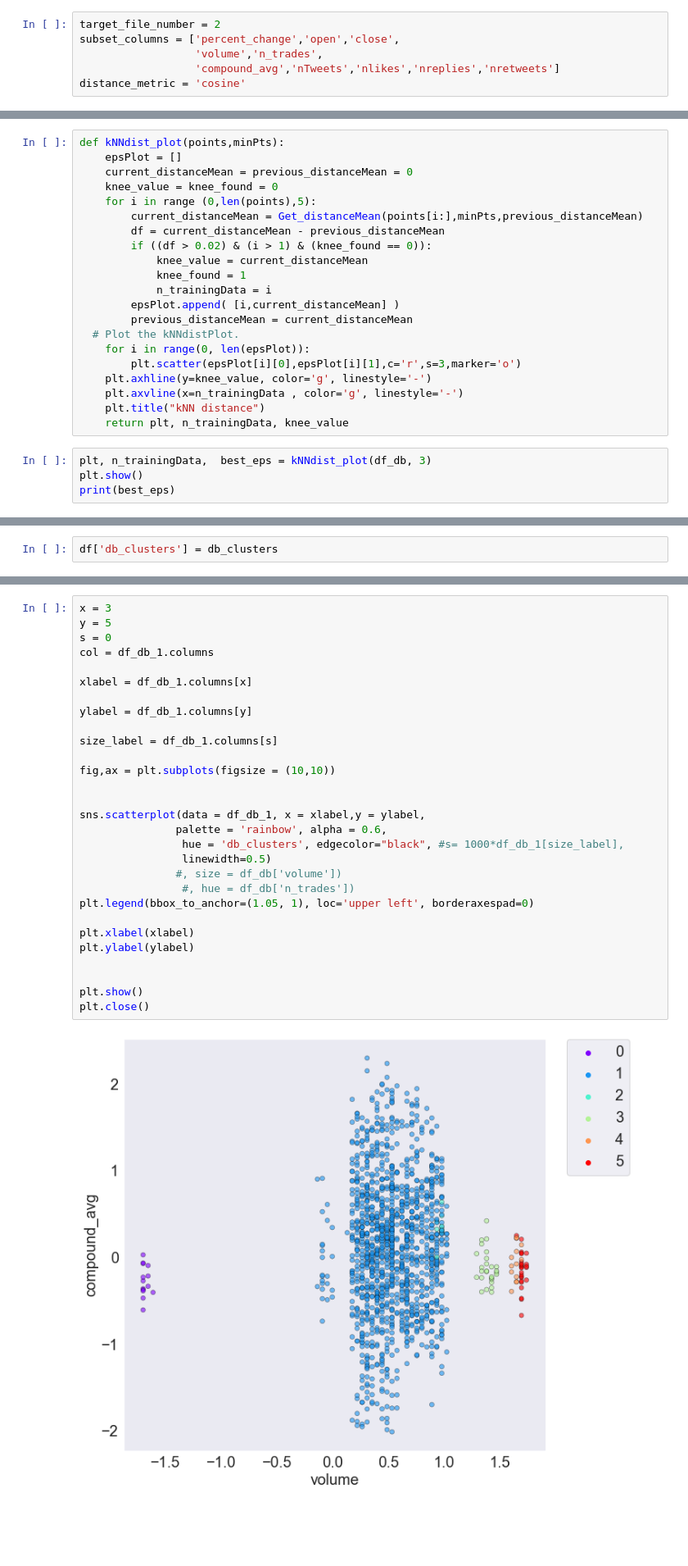
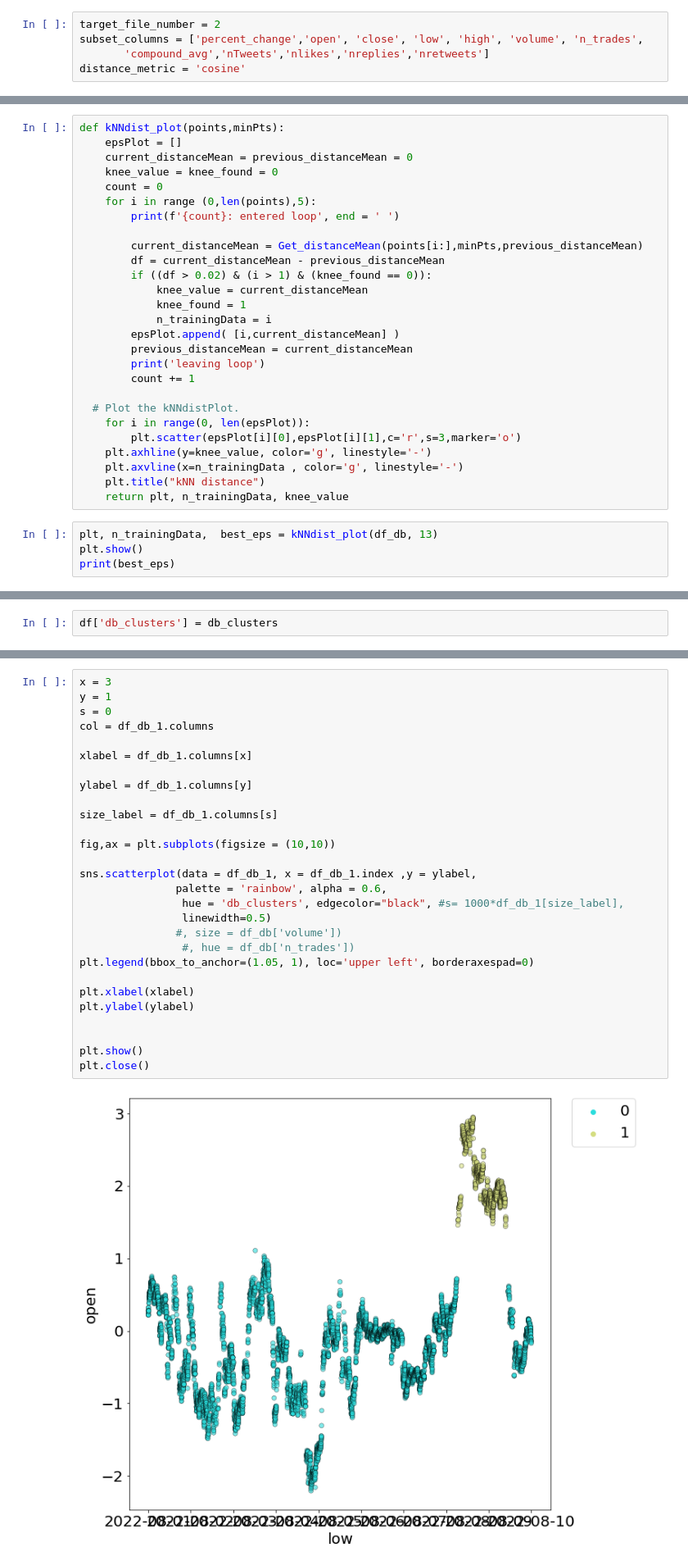
Before and after one commit to Daven254/DS-CAPSTONE-tweet-sentiment-predict-btc-prices, a Jupyter notebook: clusterer.ipynb, the cells around one changed output, grey strips where cells are left out. Shown at 82% size. Saved outputs shown, nothing was run; the diff lists cells and outputs as text; blank space fills up the shorter version.

```diff
--- a/clusterer.ipynb
+++ b/clusterer.ipynb
@@ -53,9 +53,8 @@ except:
 Folder exists
 # %%
 target_file_number = 2
-subset_columns = ['percent_change','open','close',
-                  'volume','n_trades',
-                  'compound_avg','nTweets','nlikes','nreplies','nretweets']
+subset_columns = ['percent_change','open', 'close', 'low', 'high', 'volume', 'n_trades',
+       'compound_avg','nTweets','nlikes','nreplies','nretweets']
 distance_metric = 'cosine'
 # %%
 df = pd.read_csv(data_dir+'/'+target_files[2]).drop('Unnamed: 0',axis = 1)
@@ -393,7 +419,10 @@ def kNNdist_plot(points,minPts):
     epsPlot = []
     current_distanceMean = previous_distanceMean = 0
     knee_value = knee_found = 0
+    count = 0
     for i in range (0,len(points),5):
+        print(f'{count}: entered loop', end = ' ')
+
         current_distanceMean = Get_distanceMean(points[i:],minPts,previous_distanceMean)
         df = current_distanceMean - previous_distanceMean
         if ((df > 0.02) & (i > 1) & (knee_found == 0)):
@@ -402,6 +431,9 @@ def kNNdist_plot(points,minPts):
             n_trainingData = i
         epsPlot.append( [i,current_distanceMean] )
         previous_distanceMean = current_distanceMean
+        print('leaving loop')
+        count += 1
+
   # Plot the kNNdistPlot.
     for i in range(0, len(epsPlot)):
         plt.scatter(epsPlot[i][0],epsPlot[i][1],c='r',s=3,marker='o')
@@ -410,7 +442,7 @@ def kNNdist_plot(points,minPts):
     plt.title("kNN distance")
     return plt, n_trainingData, knee_value
 # %%
-plt, n_trainingData,  best_eps = kNNdist_plot(df_db, 3)
+plt, n_trainingData,  best_eps = kNNdist_plot(df_db, 13)
 plt.show()
 print(best_eps)
 # %% [output]
@@ -457,32 +504,31 @@ df_db
 # %%
 x = 3
-y = 5
+y = 1
 s = 0
 col = df_db_1.columns
 
 xlabel = df_db_1.columns[x]
 
 ylabel = df_db_1.columns[y]
 
 size_label = df_db_1.columns[s]
 
 fig,ax = plt.subplots(figsize = (10,10))
 
-
-sns.scatterplot(data = df_db_1, x = xlabel,y = ylabel,
+sns.scatterplot(data = df_db_1, x = df_db_1.index ,y = ylabel,
                palette = 'rainbow', alpha = 0.6,
                 hue = 'db_clusters', edgecolor="black", #s= 1000*df_db_1[size_label],
                 linewidth=0.5)
                #, size = df_db['volume'])
                 #, hue = df_db['n_trades'])
 plt.legend(bbox_to_anchor=(1.05, 1), loc='upper left', borderaxespad=0)
 
 plt.xlabel(xlabel)
 plt.ylabel(ylabel)
 
 
 plt.show()
 plt.close()
 # %% [output]
-[figure, old version]
+[figure, new version]
 # %%
```
Also changed, not shown: parts of 22 cells of this notebook, 57 other files.
